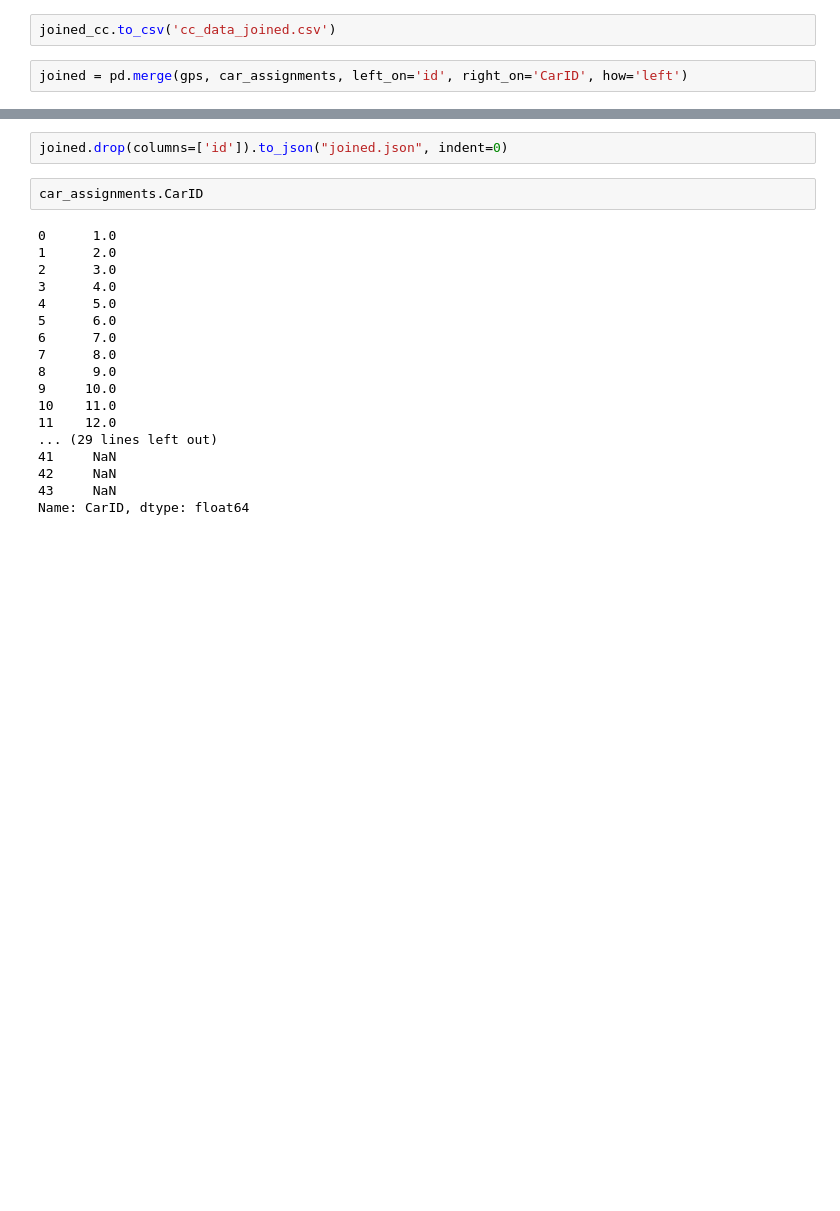
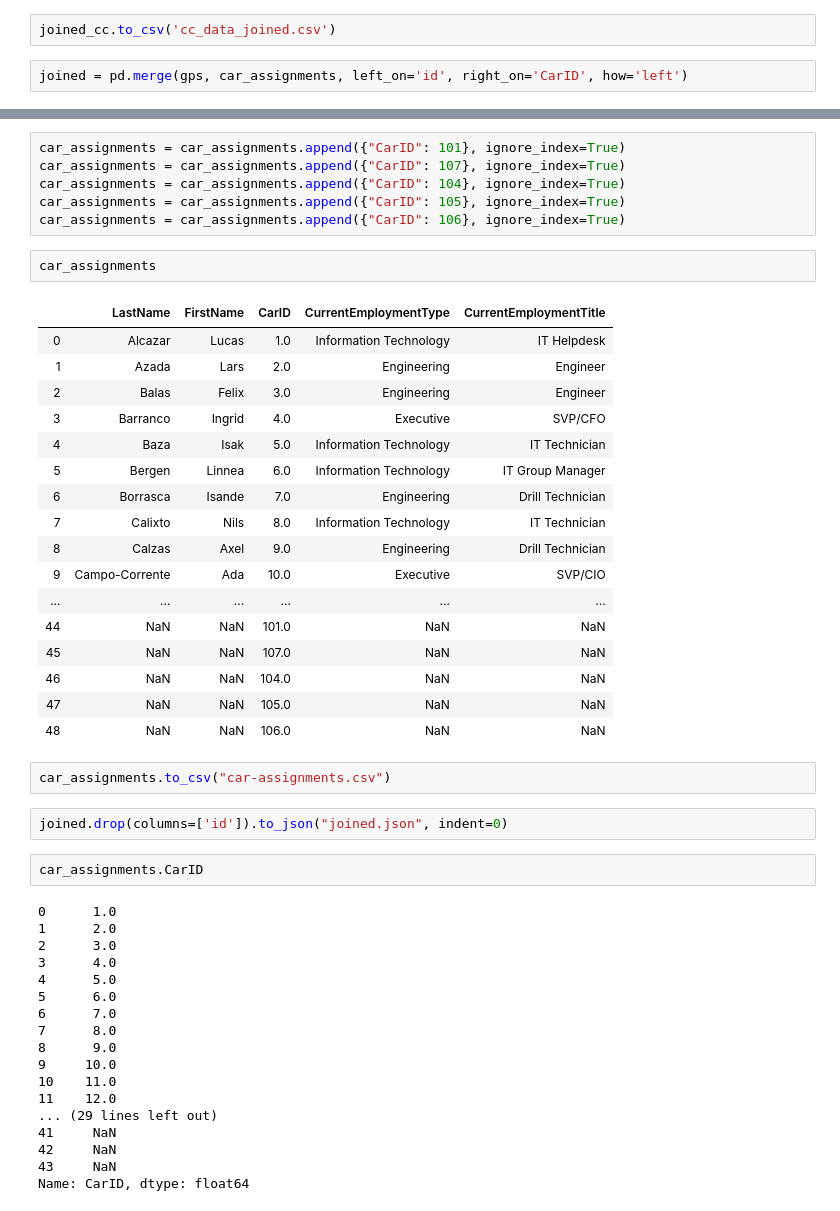
Before and after one commit to Checco9811/vast2014, a Jupyter notebook: preprocessing.ipynb, the cells around one changed output, grey strips where cells are left out. Saved outputs shown, nothing was run; the diff lists cells and outputs as text; blank space fills up the shorter version.

```diff
--- a/preprocessing.ipynb
+++ b/preprocessing.ipynb
@@ -498,3 +520,31 @@ joined
+# %%
+car_assignments = car_assignments.append({"CarID": 101}, ignore_index=True)
+car_assignments = car_assignments.append({"CarID": 107}, ignore_index=True)
+car_assignments = car_assignments.append({"CarID": 104}, ignore_index=True)
+car_assignments = car_assignments.append({"CarID": 105}, ignore_index=True)
+car_assignments = car_assignments.append({"CarID": 106}, ignore_index=True)
+# %%
+car_assignments
+# %% [output]
+|  | LastName | FirstName | CarID | CurrentEmploymentType | CurrentEmploymentTitle |
+| 0 | Alcazar | Lucas | 1.0 | Information Technology | IT Helpdesk |
+| 1 | Azada | Lars | 2.0 | Engineering | Engineer |
+| 2 | Balas | Felix | 3.0 | Engineering | Engineer |
+| 3 | Barranco | Ingrid | 4.0 | Executive | SVP/CFO |
+| 4 | Baza | Isak | 5.0 | Information Technology | IT Technician |
+| 5 | Bergen | Linnea | 6.0 | Information Technology | IT Group Manager |
+| 6 | Borrasca | Isande | 7.0 | Engineering | Drill Technician |
+| 7 | Calixto | Nils | 8.0 | Information Technology | IT Technician |
+| 8 | Calzas | Axel | 9.0 | Engineering | Drill Technician |
+| 9 | Campo-Corrente | Ada | 10.0 | Executive | SVP/CIO |
+| ... | ... | ... | ... | ... | ... |
+| 44 | NaN | NaN | 101.0 | NaN | NaN |
+| 45 | NaN | NaN | 107.0 | NaN | NaN |
+| 46 | NaN | NaN | 104.0 | NaN | NaN |
+| 47 | NaN | NaN | 105.0 | NaN | NaN |
+| 48 | NaN | NaN | 106.0 | NaN | NaN |
+# %%
+car_assignments.to_csv("car-assignments.csv")
 # %%
 joined.drop(columns=['id']).to_json("joined.json", indent=0)
 # %%
```
Also changed, not shown: parts of 8 cells of this notebook, 9 other files.
